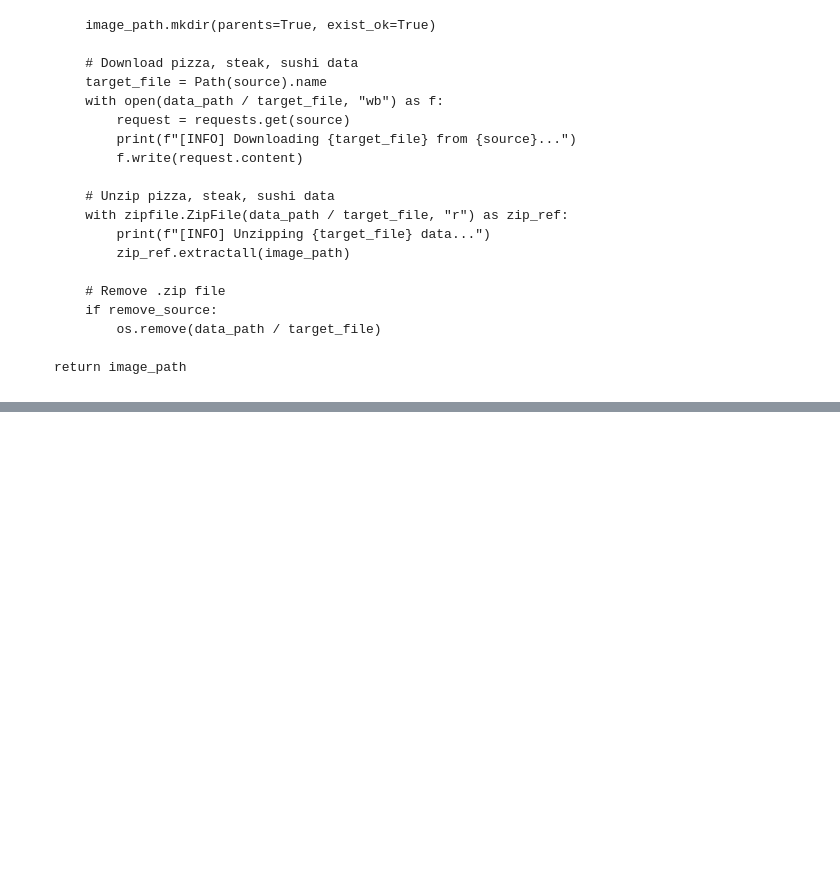
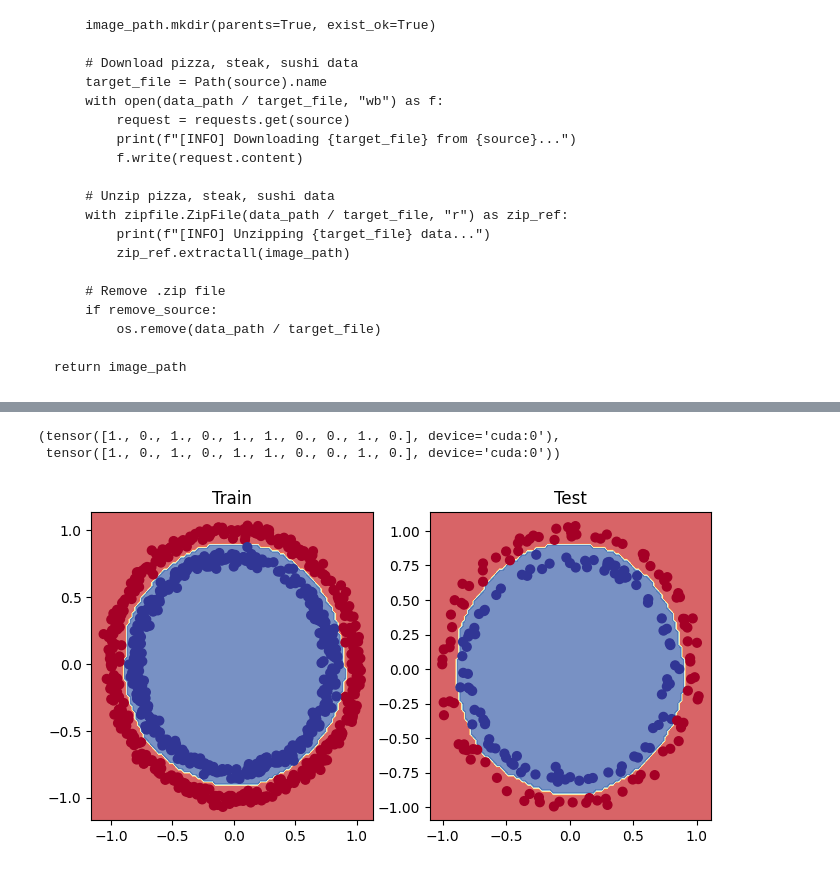
Before and after one commit to Abisheklimbu/pytorch, a Jupyter notebook: 02_pytorch_classification.ipynb, the cells around one changed output, grey strips where cells are left out. Drawn from its saved outputs; the diff is of its cells as text; code cells hidden in the pictures; blank space fills up the shorter version.

```diff
--- a/02_pytorch_classification.ipynb
+++ b/02_pytorch_classification.ipynb
@@ -607,0 +648,6 @@ plot_decision_boundary(model_0, X_test, y_test)
+# %%
+# Loss and Optimizer
+loss_fn = torch.nn.BCEWithLogitsLoss()
+
+optimizer = torch.optim.Adam(params= model_1.parameters(),
+                            lr=0.01)
@@ -607,0 +708,23 @@ plot_decision_boundary(model_0, X_test, y_test)
+# %%
+# EVALUATION
+model_1.eval()
+with torch.inference_mode():
+    y_preds = torch.round(torch.sigmoid(model_1(X_test))).squeeze()
+
+y_preds[:10], y_test[:10]
+# %% [output]
+(tensor([1., 0., 1., 0., 1., 1., 0., 0., 1., 0.], device='cuda:0'),
+ tensor([1., 0., 1., 0., 1., 1., 0., 0., 1., 0.], device='cuda:0'))
+# %%
+# plot_decision_boundry
+plt.figure(figsize=(8,4))
+plt.subplot(1,2,1)
+plt.title("Train")
+plot_decision_boundary(model_1, X_train, y_train)
+
+
+plt.subplot(1,2,2)
+plt.title("Test")
+plot_decision_boundary(model_1, X_test, y_test)
+# %% [output]
+[figure, added]
```
Also changed, not shown: parts of 16 cells of this notebook.
